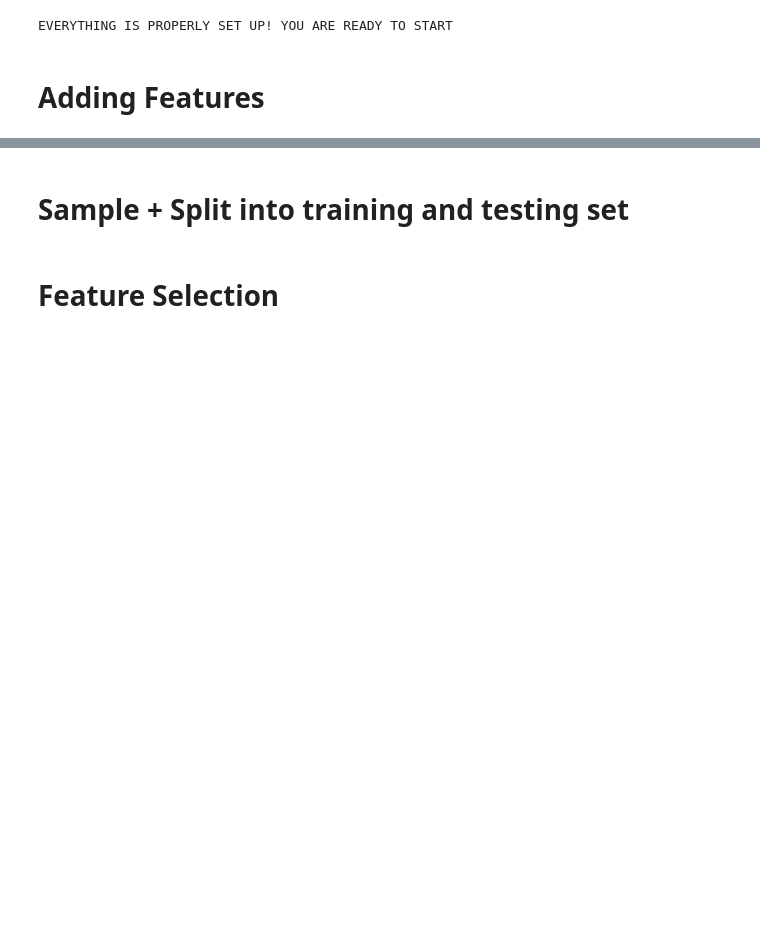
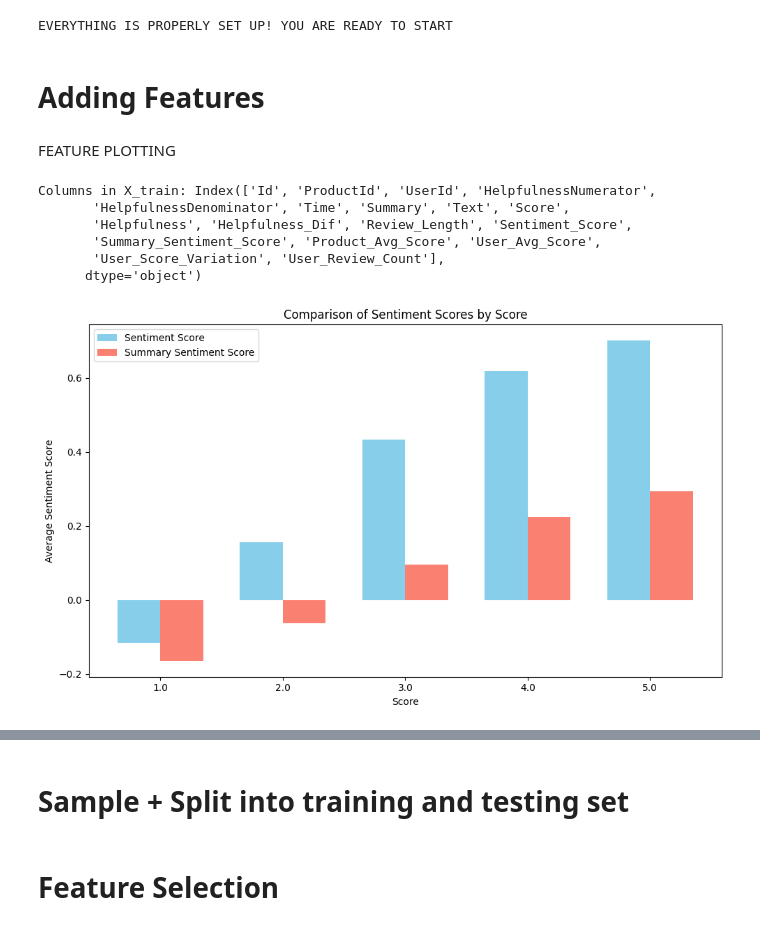
Before and after one commit to ilayG2004/ilay2004-midterm, a Jupyter notebook: starter_code_default.ipynb, the cells around one changed output, grey strips where cells are left out. Drawn from its saved outputs; the diff is of its cells as text; code cells hidden in the pictures; blank space fills up the shorter version.

Commit message:
Added data visualization after feature extraction

```diff
--- a/starter_code_default.ipynb
+++ b/starter_code_default.ipynb
@@ -128,10 +129,10 @@ def add_features_to(df, training_scores=None):
 
 # Load the feature extracted files if they've already been generated
 if exists('./data/X_train.csv'):
+    train = pd.read_csv("./data/X_train.csv")
     X_train = pd.read_csv("./data/X_train.csv")
 if exists('./data/X_submission.csv'):
     X_submission = pd.read_csv("./data/X_submission.csv")
-
 else:
     # Process the DataFrame
     train = add_features_to(trainingSet)
@@ -146,3 +147,44 @@ else:
 
     X_submission.to_csv("./data/X_submission.csv", index=False)
     X_train.to_csv("./data/X_train.csv", index=False)
+# %% [markdown]
+FEATURE PLOTTING
+# %%
+if 'Score' not in X_train.columns:
+    print("Warning: 'Score' column is missing in X_train.")
+print("Columns in X_train:", X_train.columns)
+# %% [output]
+Columns in X_train: Index(['Id', 'ProductId', 'UserId', 'HelpfulnessNumerator',
+       'HelpfulnessDenominator', 'Time', 'Summary', 'Text', 'Score',
+       'Helpfulness', 'Helpfulness_Dif', 'Review_Length', 'Sentiment_Score',
+       'Summary_Sentiment_Score', 'Product_Avg_Score', 'User_Avg_Score',
+       'User_Score_Variation', 'User_Review_Count'],
+      dtype='object')
+# %%
+#Calculate the mean sentiment scores grouped by 'Score'
+sentiment_score_mean = train.groupby('Score')['Sentiment_Score'].mean()
+summary_sentiment_score_mean = train.groupby('Score')['Summary_Sentiment_Score'].mean()
+
+#Align by index (Score values)
+scores = sentiment_score_mean.index
+
+
+bar_width = 0.35
+index = np.arange(len(scores))
+
+
+fig, ax = plt.subplots(figsize=(10, 6))
+bars1 = ax.bar(index, sentiment_score_mean.values, bar_width, label='Sentiment Score', color='skyblue')
+bars2 = ax.bar(index + bar_width, summary_sentiment_score_mean.values, bar_width, label='Summary Sentiment Score', color='salmon')
+
+ax.set_xlabel('Score')
+ax.set_ylabel('Average Sentiment Score')
+ax.set_title('Comparison of Sentiment Scores by Score')
+ax.set_xticks(index + bar_width / 2)
+ax.set_xticklabels(scores)
+ax.legend()
+
+plt.tight_layout()
+plt.show()
+# %% [output]
+[figure, added]
```
Also changed, not shown: parts of 7 cells of this notebook, 1 other file.
